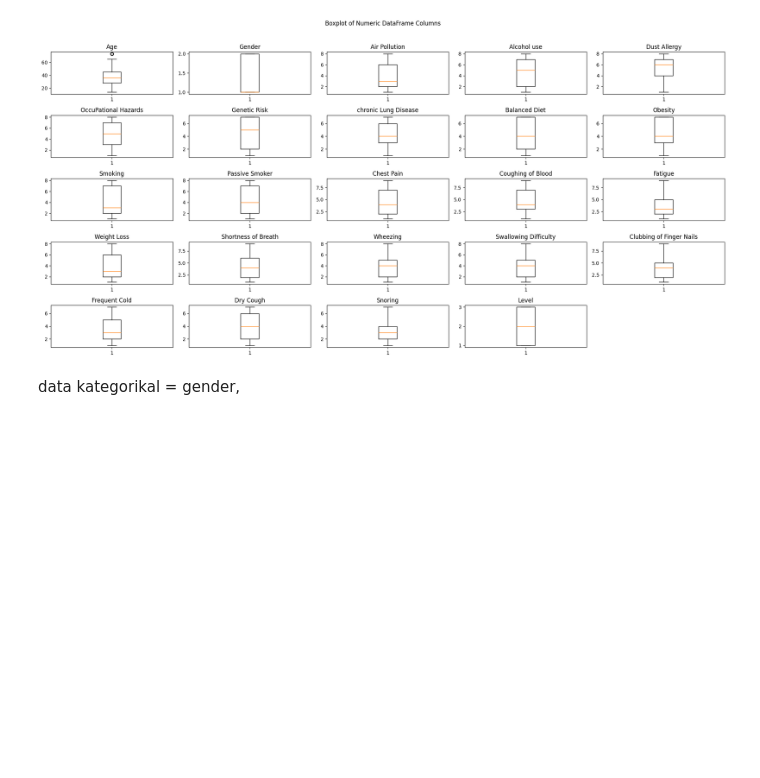
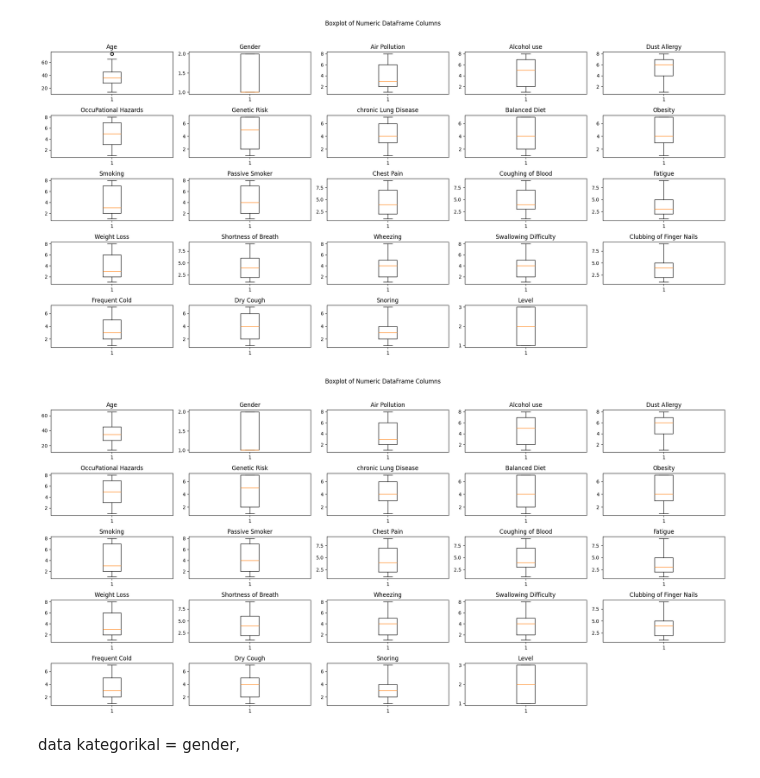
Before and after one commit to royhankamil/MammoMind, a Jupyter notebook: train.ipynb, the cells around one changed output. Saved outputs shown, nothing was run; the diff lists cells and outputs as text; code cells hidden in the pictures; blank space fills up the shorter version.

```diff
--- a/train.ipynb
+++ b/train.ipynb
@@ -168,6 +168,52 @@ plt.tight_layout(rect=[0, 0, 1, 0.96])
 plt.show()
 # %% [output]
 [figure]
+# %%
+def remove_outliers_iqr(df):
+    # Select only numeric columns
+    numeric_df = df.select_dtypes(include=['int64', 'float64'])
+
+    # Calculate the first quartile (Q1) and third quartile (Q3)
+    Q1 = numeric_df.quantile(0.25)
+    Q3 = numeric_df.quantile(0.75)
+
+    # Interquartile range (IQR)
+    IQR = Q3 - Q1
+
+    # Define the lower and upper bounds for outlier detection
+    lower_bound = Q1 - 1.5 * IQR
+    upper_bound = Q3 + 1.5 * IQR
+
+    # Identify outliers
+    outliers = ((numeric_df < lower_bound) | (numeric_df > upper_bound)).any(axis=1)
+
+    # Count the number of outliers removed
+    num_outliers_removed = outliers.sum()
+
+    # Filter DataFrame based on rows without outliers
+    df_no_outliers = df[~outliers]
+
+    return df_no_outliers
+
+new_df = remove_outliers_iqr(df)
+numeric_columns = new_df.select_dtypes(include='number').columns
+
+fig, axs = plt.subplots(5, 5, figsize=(20, 10))
+
+for i, col in enumerate(numeric_columns):
+    row = i // 5
+    col_index = i % 5
+    axs[row, col_index].boxplot(new_df[col].dropna())
+    axs[row, col_index].set_title(col)
+
+for j in range(i + 1, 25):
+    fig.delaxes(axs[j // 5, j % 5])
+
+plt.suptitle("Boxplot of Numeric DataFrame Columns")
+plt.tight_layout(rect=[0, 0, 1, 0.96])
+plt.show()
+# %% [output]
+[figure, added]
 # %% [markdown]
 data kategorikal = gender,
 # %%
```
Also changed, not shown: parts of 10 cells of this notebook, 3 other files.
